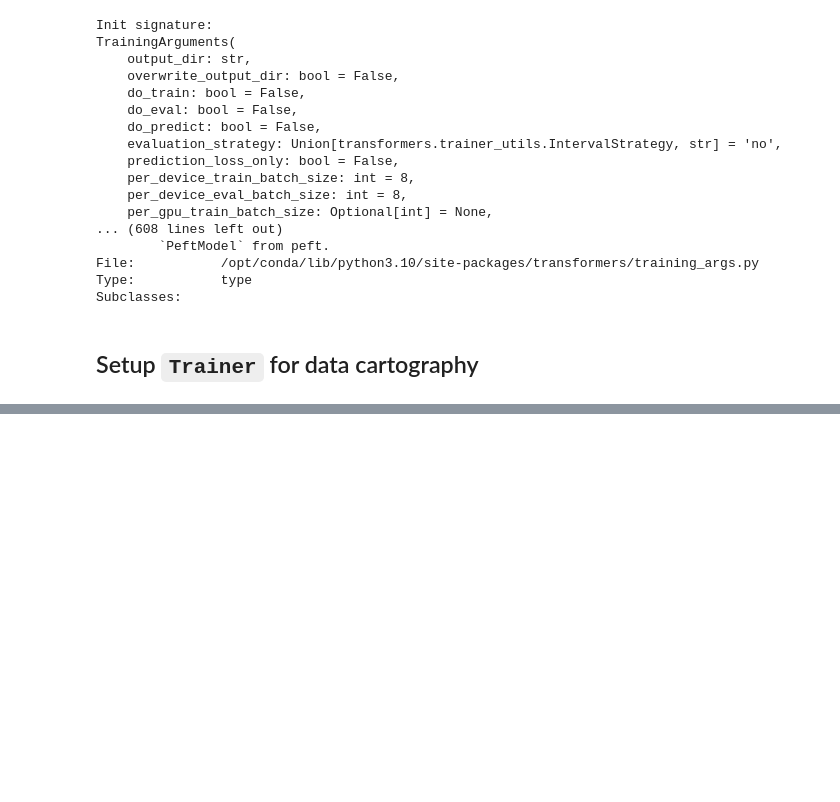
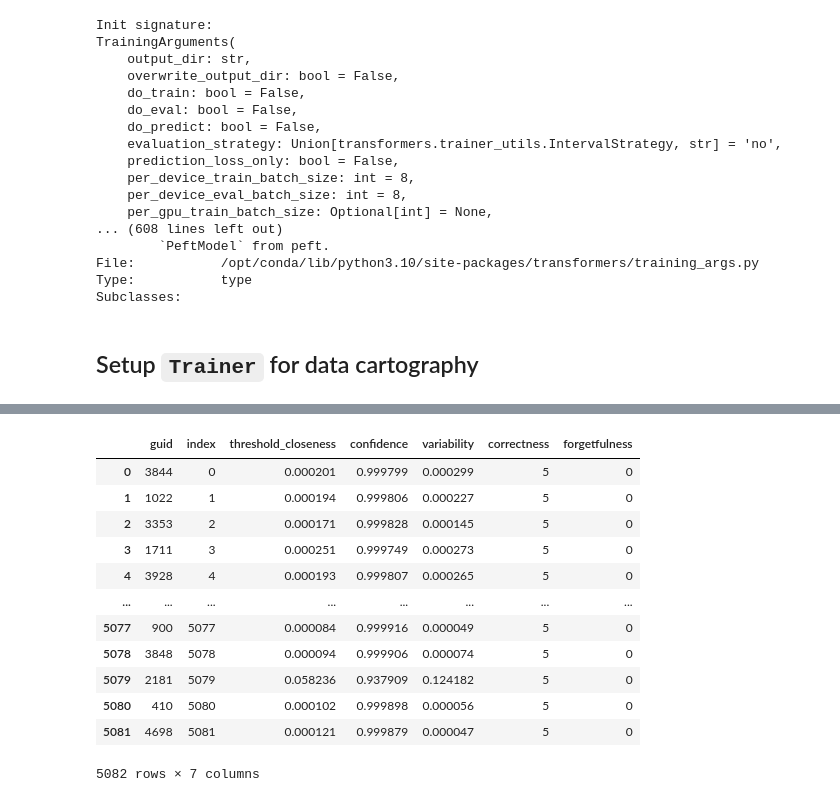
Before and after one commit to andrewrreed/hf-notebooks, a Jupyter notebook: data-cartography/data-cartography.ipynb, the cells around one changed output, grey strips where cells are left out. Saved outputs shown, nothing was run; the diff lists cells and outputs as text; code cells hidden in the pictures; blank space fills up the shorter version.

```diff
--- a/data-cartography/data-cartography.ipynb
+++ b/data-cartography/data-cartography.ipynb
@@ -357,0 +489,16 @@ TrainOutput(global_step=12, training_loss=0.3294784526030223, metrics={'train_ru
+# %%
+metrics
+# %% [output]
+|  | guid | index | threshold_closeness | confidence | variability | correctness | forgetfulness |
+| 0 | 3844 | 0 | 0.000201 | 0.999799 | 0.000299 | 5 | 0 |
+| 1 | 1022 | 1 | 0.000194 | 0.999806 | 0.000227 | 5 | 0 |
+| 2 | 3353 | 2 | 0.000171 | 0.999828 | 0.000145 | 5 | 0 |
+| 3 | 1711 | 3 | 0.000251 | 0.999749 | 0.000273 | 5 | 0 |
+| 4 | 3928 | 4 | 0.000193 | 0.999807 | 0.000265 | 5 | 0 |
+| ... | ... | ... | ... | ... | ... | ... | ... |
+| 5077 | 900 | 5077 | 0.000084 | 0.999916 | 0.000049 | 5 | 0 |
+| 5078 | 3848 | 5078 | 0.000094 | 0.999906 | 0.000074 | 5 | 0 |
+| 5079 | 2181 | 5079 | 0.058236 | 0.937909 | 0.124182 | 5 | 0 |
+| 5080 | 410 | 5080 | 0.000102 | 0.999898 | 0.000056 | 5 | 0 |
+| 5081 | 4698 | 5081 | 0.000121 | 0.999879 | 0.000047 | 5 | 0 |
+5082 rows × 7 columns
```
Also changed, not shown: parts of 13 cells of this notebook.
